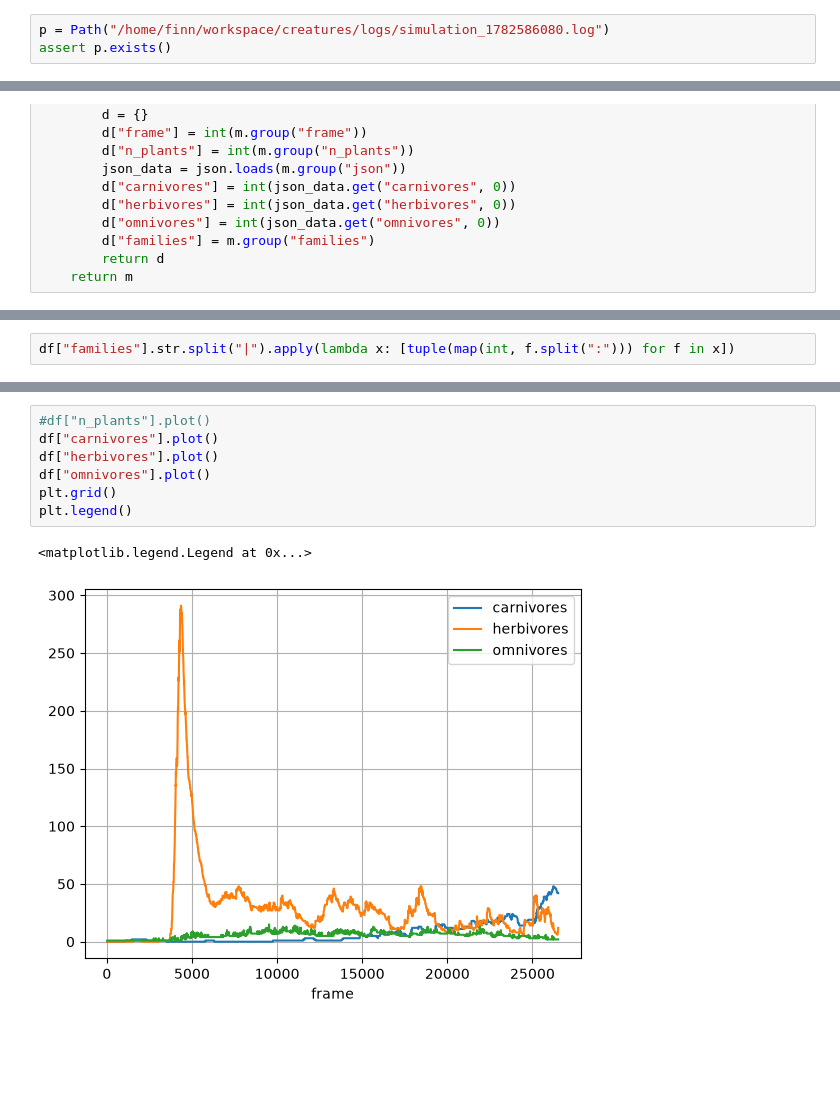
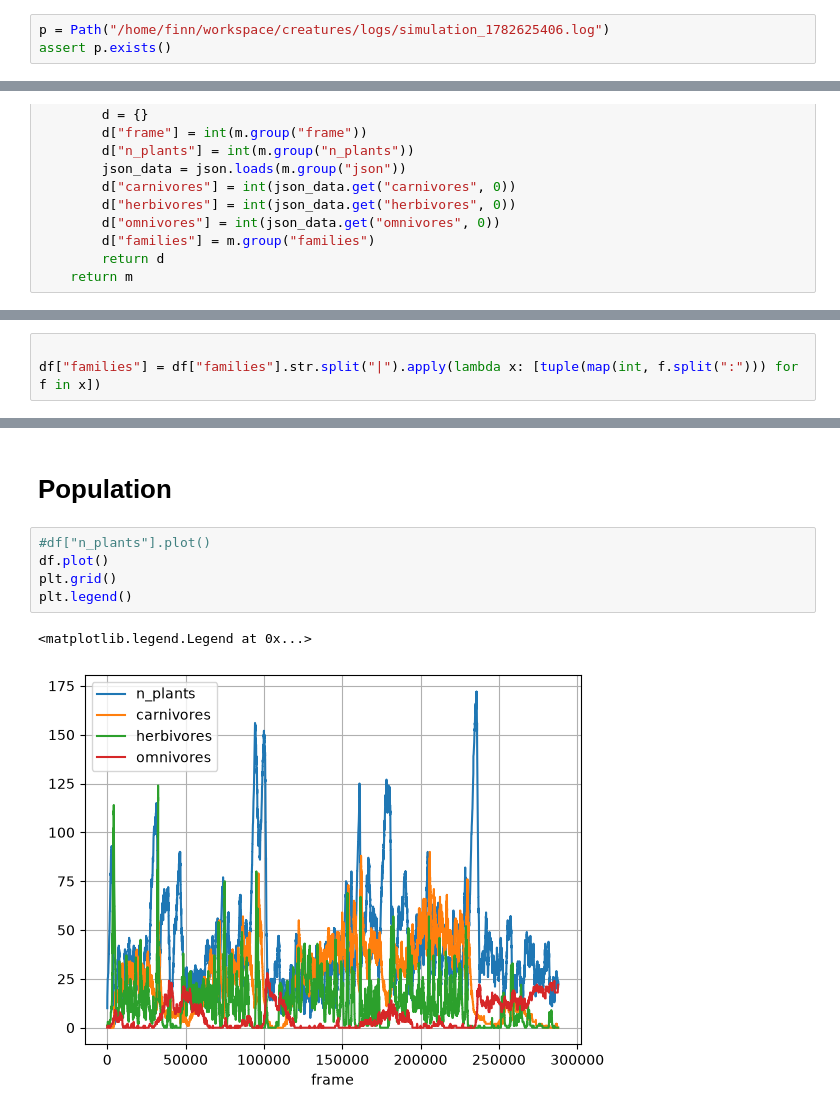
Before and after one commit to losredoe132/creatures, a Jupyter notebook: analysis/analysis.ipynb, the cells around one changed output, grey strips where cells are left out. Cells and saved outputs as stored; diff of their text form; blank space fills up the shorter version.

```diff
--- a/analysis/analysis.ipynb
+++ b/analysis/analysis.ipynb
@@ -5,7 +5,7 @@ import re
 import json
 import matplotlib.pyplot as plt
 # %%
-p = Path("/home/finn/workspace/creatures/logs/simulation_1782586080.log")
+p = Path("/home/finn/workspace/creatures/logs/simulation_1782625406.log")
 assert p.exists()
 # %%
 with open(p, "r") as f:
@@ -97,2 +104,3 @@ df.tail(25)
 # %%
-df["families"].str.split("|").apply(lambda x: [tuple(map(int, f.split(":"))) for f in x])
+
+df["families"] = df["families"].str.split("|").apply(lambda x: [tuple(map(int, f.split(":"))) for f in x])
@@ -113,10 +115,10 @@ Name: families, Length: 3744, dtype: object
+# %% [markdown]
+# Population
 # %%
 #df["n_plants"].plot()
-df["carnivores"].plot()
-df["herbivores"].plot()
-df["omnivores"].plot()
+df.plot()
 plt.grid()
 plt.legend()
 # %% [output]
 <matplotlib.legend.Legend at 0x...>
-[figure, old version]
+[figure, new version]
```
Also changed, not shown: parts of 8 cells of this notebook, 3 other files.
